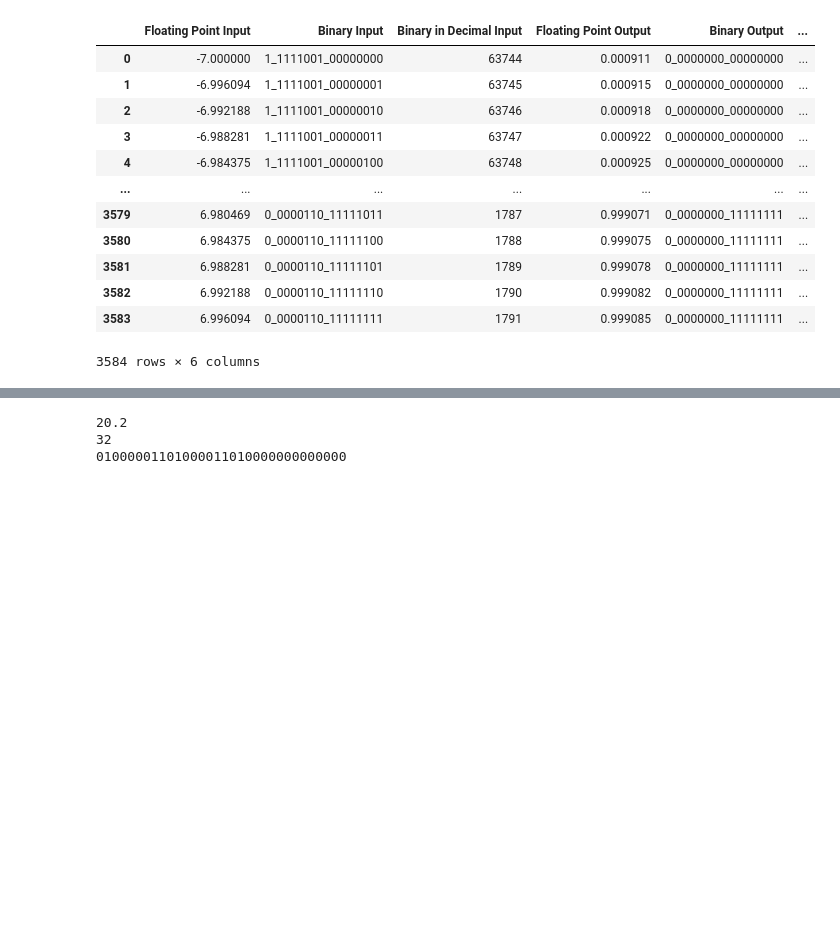
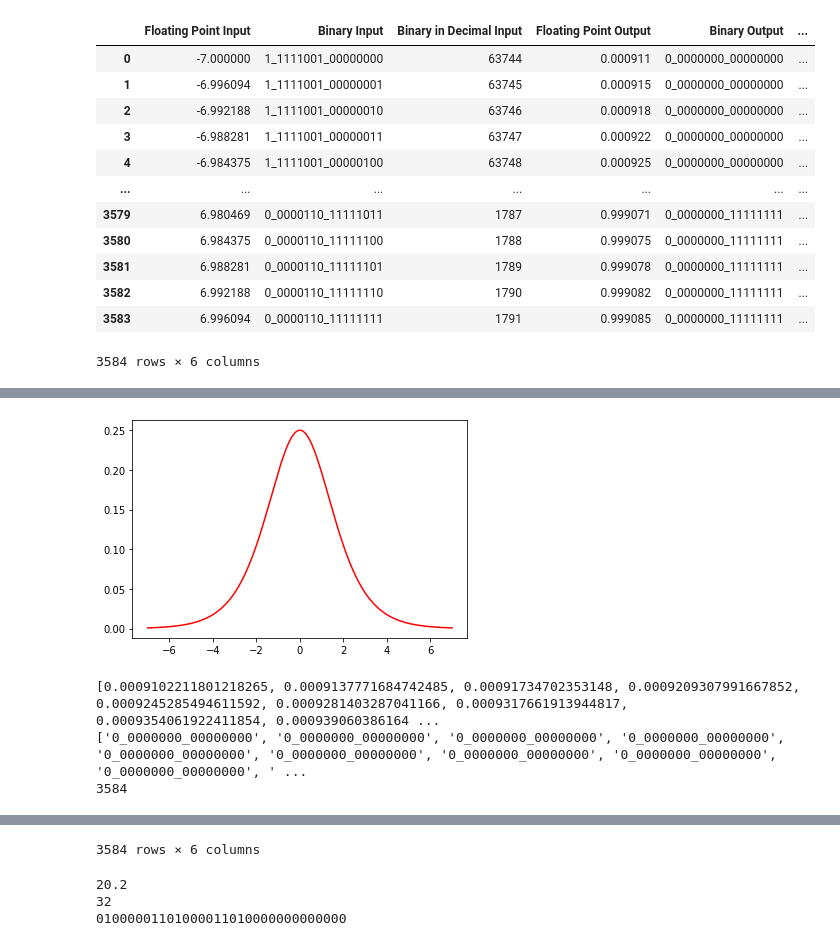
Before and after one commit to Arycast/AutoEncoder_dumbo, a Jupyter notebook: main.ipynb, the cells around one changed output, grey strips where cells are left out. Drawn from its saved outputs; the diff is of its cells as text; code cells hidden in the pictures; blank space fills up the shorter version.

```diff
--- a/main.ipynb
+++ b/main.ipynb
@@ -308,0 +326,79 @@ df
+# %%
+import math
+import matplotlib.pyplot as plt
+import pandas as pd
+
+def sigmoid (x):
+  return(1/(1+math.exp(-1*x)))
+def sigmoid_diff (x):
+  return (1-sigmoid(x))*sigmoid(x)
+
+
+step = 0.5**8
+#print(f"{step}   {14 / step}")
+high_x_range = 7
+low_x_range = -7
+
+output = []
+bin_out = []
+x = []
+bin_in = []
+bin_in_pos = []
+
+binDec_in = []
+binDec_out = []
+
+
+accumulator_2 = 0
+
+accumulator = low_x_range
+while (accumulator < high_x_range):
+  output.append(sigmoid_diff(accumulator))
+
+  x.append(accumulator)
+  bin_in.append(float16_to_bin(x[accumulator_2])[0])
+  bin_in_pos.append(float16_to_bin(-1 * x[accumulator_2])[0])
+  binDec_in.append(float16_to_bin(x[accumulator_2])[1])
+
+  accumulator = accumulator+step
+  accumulator_2 = accumulator_2+1
+
+  bin_out.append(float16_to_bin(sigmoid_diff(accumulator))[0])
+  binDec_out.append(float16_to_bin(sigmoid_diff(accumulator))[1])
+  #bin_out += float16_to_bin(sigmoid(accumulator)) + ','
+
+#print(bin(0.1))
+
+plt.plot(x,output, color="red")
+plt.show()
+print(output)
+print(bin_out)
+
+
+
+f = open("sigmoid_diff_lut.txt","w")
+the_text = ""
+for i in range (0,112):
+  the_text = '{:<9}'.format(str(binDec_in[i])) + ":\tresult = 16'd" + str(binDec_out[i]) + "\n"
+  f.write(the_text)
+f.close()
+print(accumulator_2)
+
+pd.set_option('display.max_rows', 20)
+data = {'Floating Point Input' : x,
+        'Binary Input' : bin_in,
+        'Binary in Decimal Input' : binDec_in,
+        #'Binary Input Pos' : bin_in_pos,
+        'Floating Point Output' : output,
+        'Binary Output' : bin_out,
+        'Binary in Decimal Output' : binDec_out}
+
+df = pd.DataFrame(data)
+df
+
+#df.to_csv('sigmoid_lut.csv', index=False)
+# %% [output]
+[figure, added]
+[0.0009102211801218265, 0.0009137771684742485, 0.00091734702353148, 0.0009209307991667852, 0.0009245285494611592, 0.0009281403287041166, 0.0009317661913944817, 0.0009354061922411854, 0.000939060386164 ...
+['0_0000000_00000000', '0_0000000_00000000', '0_0000000_00000000', '0_0000000_00000000', '0_0000000_00000000', '0_0000000_00000000', '0_0000000_00000000', '0_0000000_00000000', '0_0000000_00000000', ' ...
+3584
@@ -309,3 +417,4 @@ df
+3584 rows × 6 columns
 # %%
 import struct
 import numpy
```
Also changed, not shown: parts of 5 cells of this notebook.
